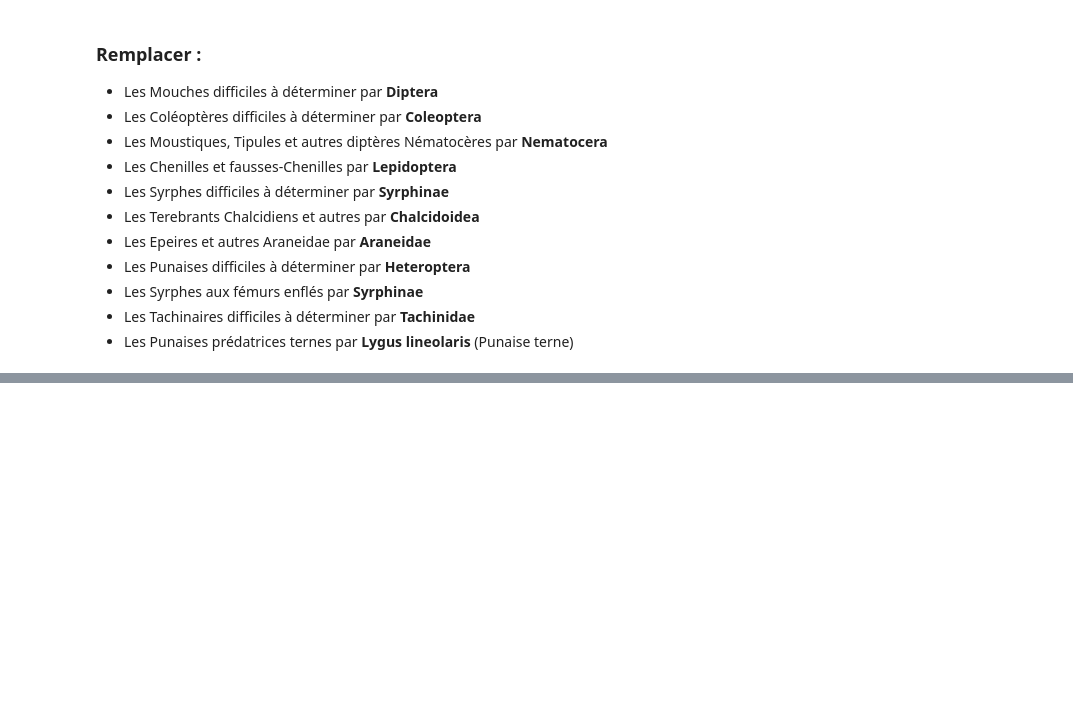
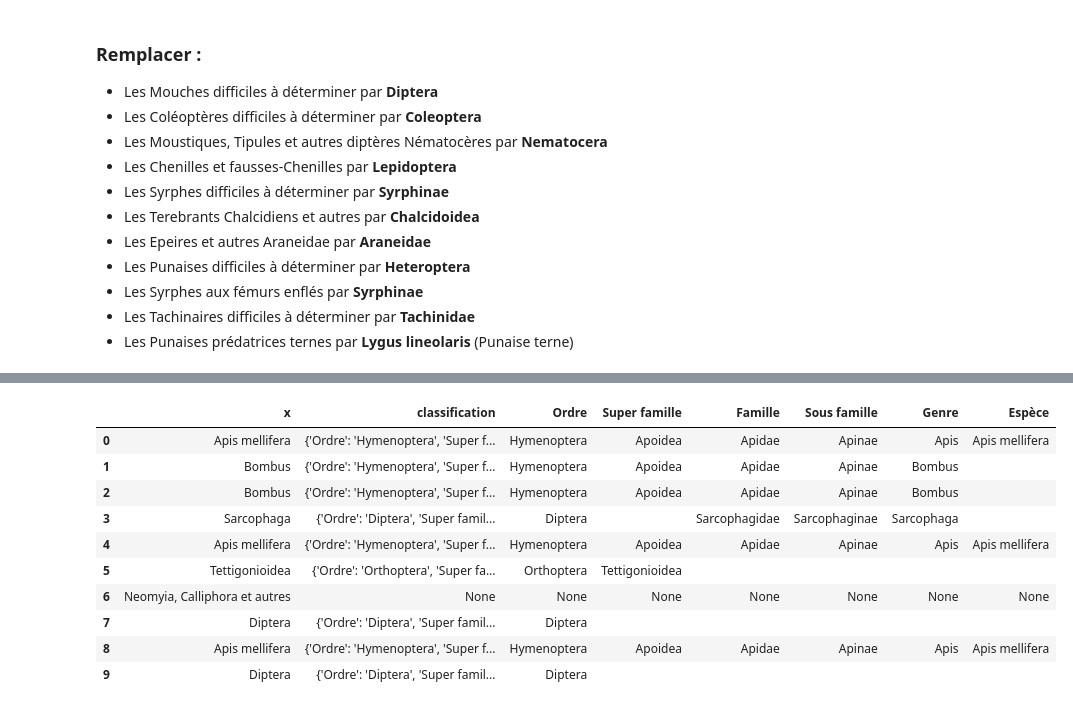
Before and after one commit to juldpnt/fil-rouge-pollinisateurs, a Jupyter notebook: scripts/data_treatment/insect_treatment/insect_classification.ipynb, the cells around one changed output, grey strips where cells are left out. Cells and saved outputs as stored; diff of their text form; code cells hidden in the pictures; blank space fills up the shorter version.

```diff
--- a/scripts/data_treatment/insect_treatment/insect_classification.ipynb
+++ b/scripts/data_treatment/insect_treatment/insect_classification.ipynb
@@ -527,0 +672,2 @@ intersection_df
+# %%
+df = df[:10]
@@ -527,0 +694,4 @@ intersection_df
+# %%
+df = df.replace('Tettigonoidea', 'Tettigonioidea')
+df = df.replace('Episyrphus balteatus', 'Syrphus')
+df.head(20)
@@ -527,0 +716,2 @@ intersection_df
+# %%
+classif = get_classification_df(df, 'x')
@@ -527,0 +725,3 @@ intersection_df
+# %%
+df['classification'] = df['x'].apply(lambda x: classif[x] if x in classif else None)
+df
@@ -527,0 +740,20 @@ intersection_df
+# %%
+df['Ordre'] = df['classification'].apply(lambda x: x['Ordre'] if isinstance(x, dict) and 'Ordre' in x else None)
+df['Super famille'] = df['classification'].apply(lambda x: x['Super famille'] if isinstance(x, dict) and 'Super famille' in x else None)
+df['Famille'] = df['classification'].apply(lambda x: x['Famille'] if isinstance(x, dict) and 'Famille' in x else None)
+df['Sous famille'] = df['classification'].apply(lambda x: x['Sous famille'] if isinstance(x, dict) and 'Sous famille' in x else None)
+df['Genre'] = df['classification'].apply(lambda x: x['Genre'] if isinstance(x, dict) and 'Genre' in x else None)
+df['Espèce'] = df['classification'].apply(lambda x: x['Espèce'] if isinstance(x, dict) and 'Espèce' in x else None)
+df
+# %% [output]
+|  | x | classification | Ordre | Super famille | Famille | Sous famille | Genre | Espèce |
+| 0 | Apis mellifera | {'Ordre': 'Hymenoptera', 'Super f... | Hymenoptera | Apoidea | Apidae | Apinae | Apis | Apis mellifera |
+| 1 | Bombus | {'Ordre': 'Hymenoptera', 'Super f... | Hymenoptera | Apoidea | Apidae | Apinae | Bombus |  |
+| 2 | Bombus | {'Ordre': 'Hymenoptera', 'Super f... | Hymenoptera | Apoidea | Apidae | Apinae | Bombus |  |
+| 3 | Sarcophaga | {'Ordre': 'Diptera', 'Super famil... | Diptera |  | Sarcophagidae | Sarcophaginae | Sarcophaga |  |
+| 4 | Apis mellifera | {'Ordre': 'Hymenoptera', 'Super f... | Hymenoptera | Apoidea | Apidae | Apinae | Apis | Apis mellifera |
+| 5 | Tettigonioidea | {'Ordre': 'Orthoptera', 'Super fa... | Orthoptera | Tettigonioidea |  |  |  |  |
+| 6 | Neomyia, Calliphora et autres | None | None | None | None | None | None | None |
+| 7 | Diptera | {'Ordre': 'Diptera', 'Super famil... | Diptera |  |  |  |  |  |
+| 8 | Apis mellifera | {'Ordre': 'Hymenoptera', 'Super f... | Hymenoptera | Apoidea | Apidae | Apinae | Apis | Apis mellifera |
+| 9 | Diptera | {'Ordre': 'Diptera', 'Super famil... | Diptera |  |  |  |  |  |
```
Also changed, not shown: parts of 19 cells of this notebook, 2 other files.
